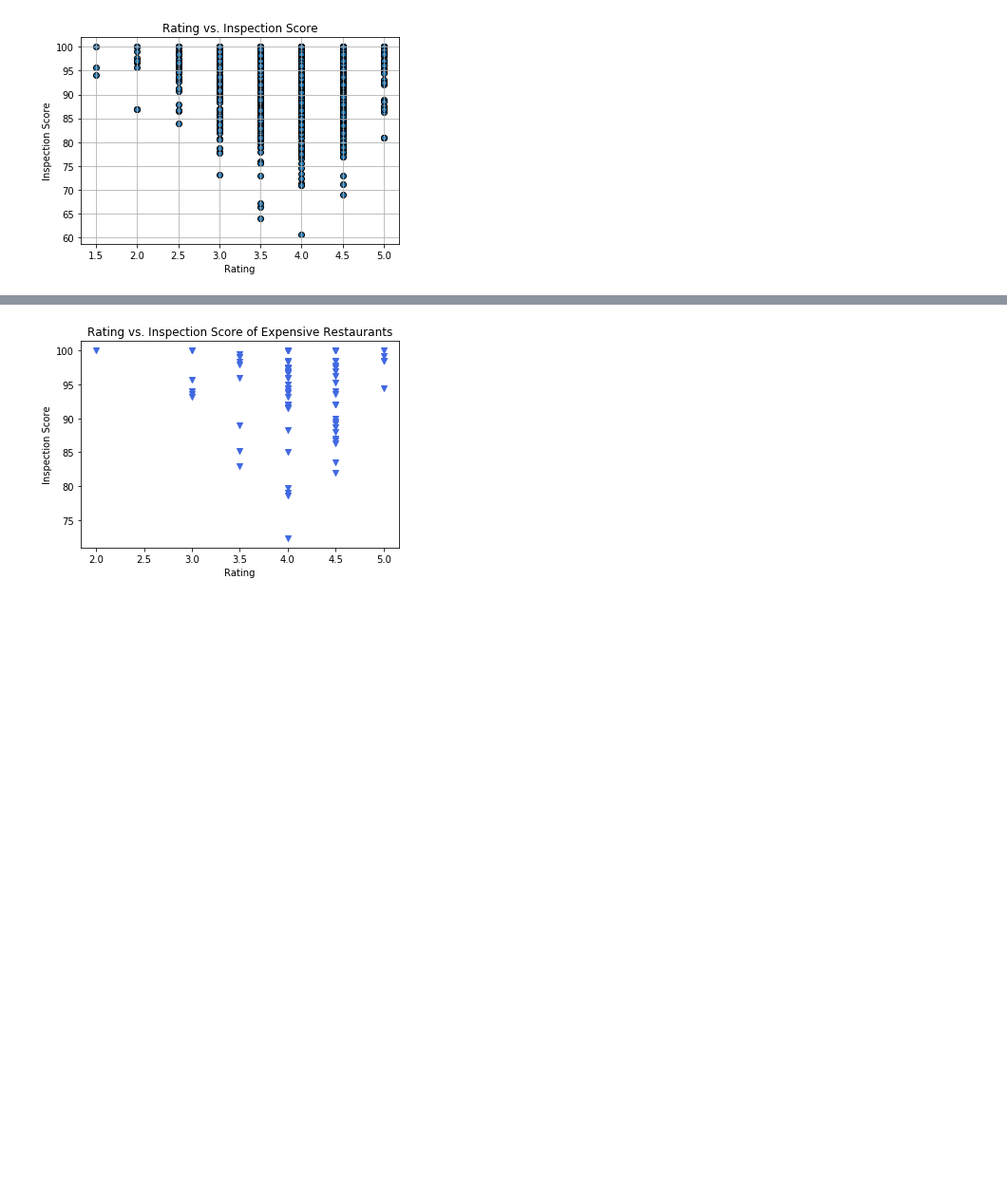
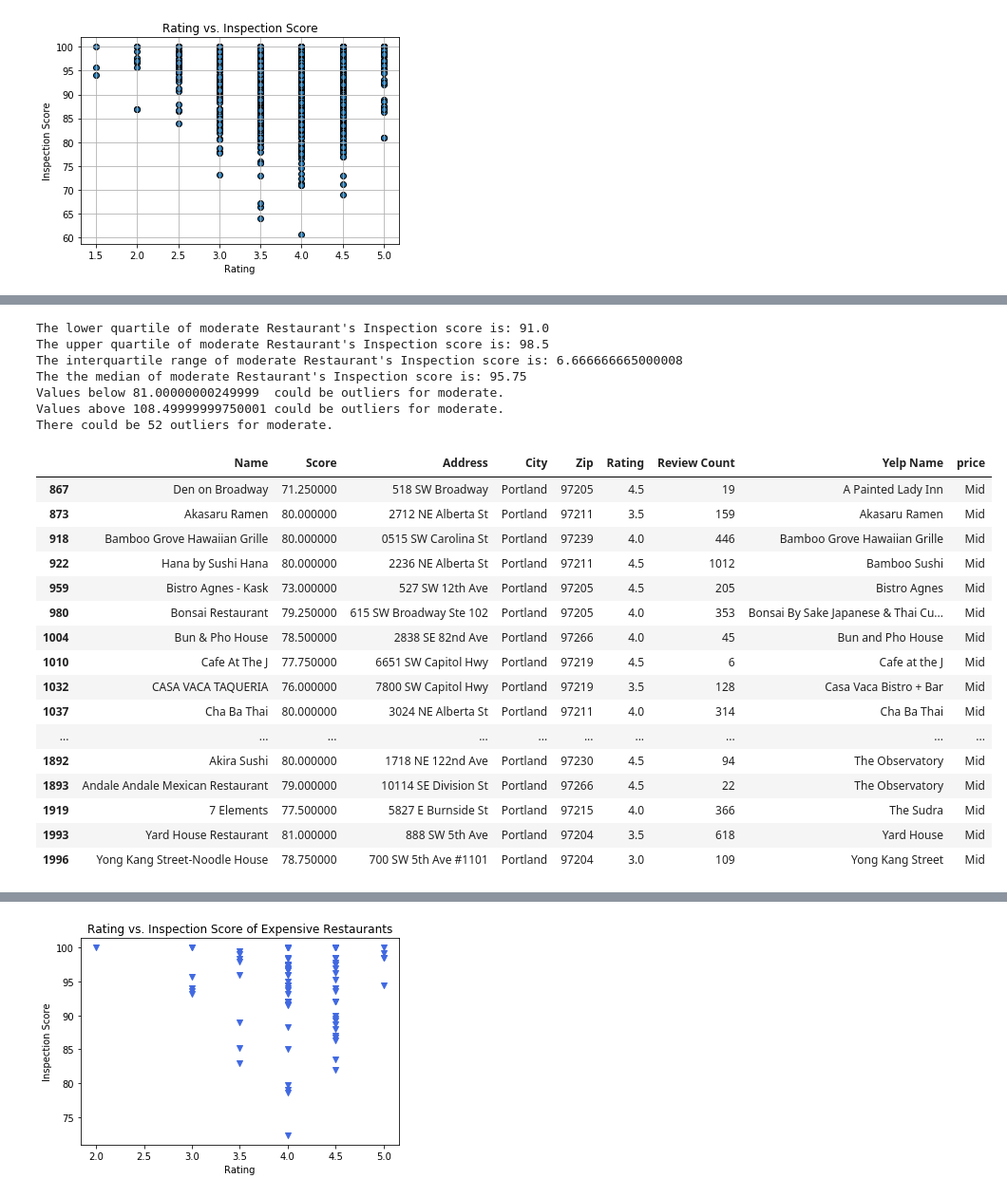
Before and after one commit to DCMilligan88/PriceVsHealth, a Jupyter notebook: analysis_project1.ipynb, the cells around one changed output, grey strips where cells are left out. Shown: that part at 95% size. Cells and saved outputs as stored; diff of their text form; code cells hidden in the pictures; blank space fills up the shorter version.

```diff
--- a/analysis_project1.ipynb
+++ b/analysis_project1.ipynb
@@ -36,0 +93,52 @@ expensive_data = rest_data.loc[rest_data["price"] == "Expensive"]
+# %%
+moderate_score = moderate_data["Score"]
+
+# Calculate IQR for Capomulin
+moderate_quartiles = moderate_score.quantile([.25,.5,.75])
+moderate_lowerq = moderate_quartiles[0.25]
+moderate_upperq = moderate_quartiles[0.75]
+moderate_iqr = moderate_upperq-expensive_lowerq
+
+print(f"The lower quartile of moderate Restaurant's Inspection score is: {moderate_lowerq}")
+print(f"The upper quartile of moderate Restaurant's Inspection score is: {moderate_upperq}")
+print(f"The interquartile range of moderate Restaurant's Inspection score is: {moderate_iqr}")
+print(f"The the median of moderate Restaurant's Inspection score is: {moderate_quartiles[0.5]} ")
+
+moderate_lower_bound = moderate_lowerq - (1.5*moderate_iqr)
+moderate_upper_bound = moderate_upperq + (1.5*moderate_iqr)
+print(f"Values below {moderate_lower_bound}  could be outliers for moderate.")
+print(f"Values above {moderate_upper_bound} could be outliers for moderate.")
+
+#Check if there is any outlier.
+moderate_outlier = moderate_data.loc[(moderate_score <
+        moderate_lower_bound) | (moderate_score > moderate_upper_bound)]
+
+print(f"There could be {len(moderate_outlier)} outliers for moderate.")
+
+
+moderate_outlier
+# %% [output]
+The lower quartile of moderate Restaurant's Inspection score is: 91.0
+The upper quartile of moderate Restaurant's Inspection score is: 98.5
+The interquartile range of moderate Restaurant's Inspection score is: 6.666666665000008
+The the median of moderate Restaurant's Inspection score is: 95.75
+Values below 81.00000000249999  could be outliers for moderate.
+Values above 108.49999999750001 could be outliers for moderate.
+There could be 52 outliers for moderate.
+|  | Name | Score | Address | City | Zip | Rating | Review Count | Yelp Name | price |
+| 867 | Den on Broadway | 71.250000 | 518 SW Broadway | Portland | 97205 | 4.5 | 19 | A Painted Lady Inn | Mid |
+| 873 | Akasaru Ramen | 80.000000 | 2712 NE Alberta St | Portland | 97211 | 3.5 | 159 | Akasaru Ramen | Mid |
+| 918 | Bamboo Grove Hawaiian Grille | 80.000000 | 0515 SW Carolina St | Portland | 97239 | 4.0 | 446 | Bamboo Grove Hawaiian Grille | Mid |
+| 922 | Hana by Sushi Hana | 80.000000 | 2236 NE Alberta St | Portland | 97211 | 4.5 | 1012 | Bamboo Sushi | Mid |
+| 959 | Bistro Agnes - Kask | 73.000000 | 527 SW 12th Ave | Portland | 97205 | 4.5 | 205 | Bistro Agnes | Mid |
+| 980 | Bonsai Restaurant | 79.250000 | 615 SW Broadway Ste 102 | Portland | 97205 | 4.0 | 353 | Bonsai By Sake Japanese & Thai Cu... | Mid |
+| 1004 | Bun & Pho House | 78.500000 | 2838 SE 82nd Ave | Portland | 97266 | 4.0 | 45 | Bun and Pho House | Mid |
+| 1010 | Cafe At The J | 77.750000 | 6651 SW Capitol Hwy | Portland | 97219 | 4.5 | 6 | Cafe at the J | Mid |
+| 1032 | CASA VACA TAQUERIA | 76.000000 | 7800 SW Capitol Hwy | Portland | 97219 | 3.5 | 128 | Casa Vaca Bistro + Bar | Mid |
+| 1037 | Cha Ba Thai | 80.000000 | 3024 NE Alberta St | Portland | 97211 | 4.0 | 314 | Cha Ba Thai | Mid |
+| ... | ... | ... | ... | ... | ... | ... | ... | ... | ... |
+| 1892 | Akira Sushi | 80.000000 | 1718 NE 122nd Ave | Portland | 97230 | 4.5 | 94 | The Observatory | Mid |
+| 1893 | Andale Andale Mexican Restaurant | 79.000000 | 10114 SE Division St | Portland | 97266 | 4.5 | 22 | The Observatory | Mid |
+| 1919 | 7 Elements | 77.500000 | 5827 E Burnside St | Portland | 97215 | 4.0 | 366 | The Sudra | Mid |
+| 1993 | Yard House Restaurant | 81.000000 | 888 SW 5th Ave | Portland | 97204 | 3.5 | 618 | Yard House | Mid |
+| 1996 | Yong Kang Street-Noodle House | 78.750000 | 700 SW 5th Ave #1101 | Portland | 97204 | 3.0 | 109 | Yong Kang Street | Mid |
```
Also changed, not shown: parts of 6 cells of this notebook, 1 other file.
